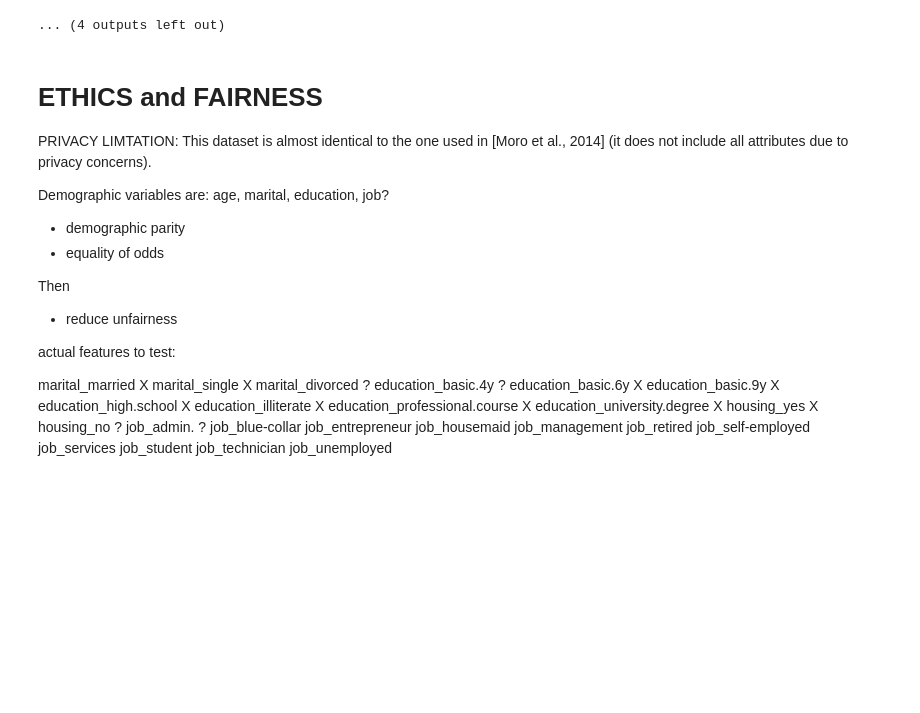
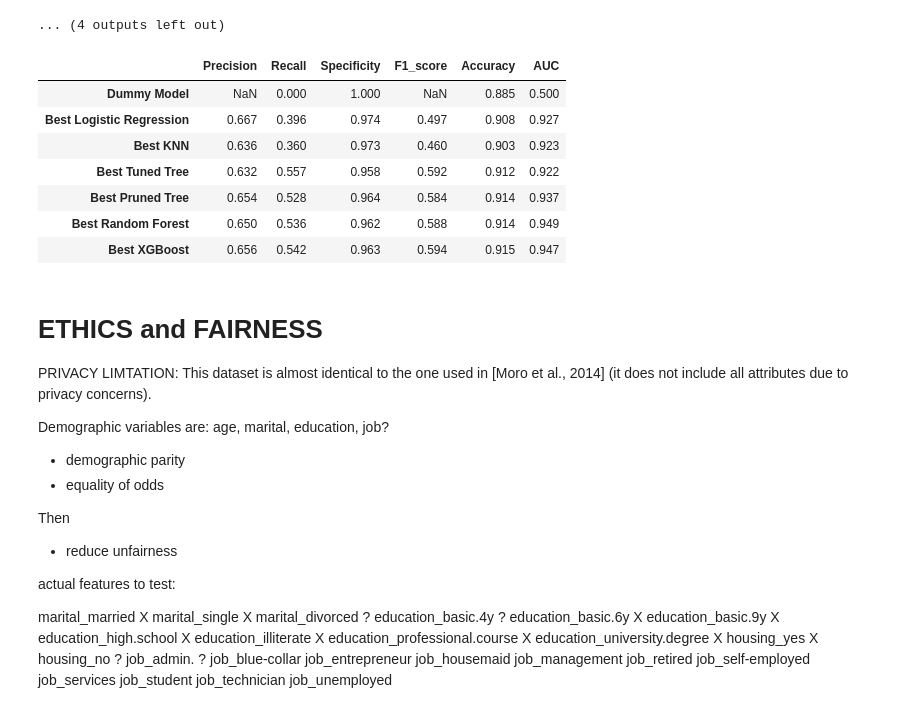
Before and after one commit to alibrizz/bdmn_exam_group3, a Jupyter notebook: Final Project_ MAIN.ipynb, the cells around one changed output. Drawn from its saved outputs; the diff is of its cells as text; code cells hidden in the pictures; blank space fills up the shorter version.

```diff
--- a/Final Project_ MAIN.ipynb
+++ b/Final Project_ MAIN.ipynb
@@ -1102,9 +1122,19 @@ for m in models[2:]:
+# %%
+# Empty results dataframe
+
+results = pd.DataFrame({
+    'Precision': [],
+    'Recall':[],
+    'Specificity':[],
+    'F1_score':[],
+    'Accuracy':[],
+    'AUC': []
+})
 # %% [markdown]
 <h3 style="color:green;">Dummy Classifier</h3>
 # %%
 dummy_clf = DummyClassifier(strategy="most_frequent")
 dummy_clf.fit(X_train_standardized, y_train)
-
 
 dummy_pred=dummy_clf.predict(X_test_standardized)
 cm_dummy = confusion_matrix(y_test, dummy_pred)
@@ -1133,6 +1163,10 @@ plt.ylabel('True Positive Rate')
 plt.title('Receiver Operating Characteristic (ROC) Curve')
 plt.legend(loc='lower right')
 plt.show()
+
+
+# Results for result dataframe
+results.loc[len(results)] = get_metrics(cm_dummy,roc_auc)
 # %% [output]
 [[6769    0]
  [ 878    0]]
@@ -1174,6 +1208,10 @@ for m in models[0:2]:
     y_prob = m.predict_proba(X_test_standardized)[:,1]
     fpr, tpr, thresholds = roc_curve(y_test, y_prob)
     roc_auc = auc(fpr, tpr)
+
+    # Results for result dataframe
+    results.loc[len(results)] = get_metrics(cm,roc_auc)
+
     plt.figure(figsize=(8, 6))
     plt.plot(fpr, tpr, color='darkorange', lw=2, label='ROC curve (AUC = %0.2f)' % roc_auc)
     plt.plot([0, 1], [0, 1], color='navy', lw=2, linestyle='--') # diagonal line
@@ -1239,6 +1277,10 @@ for m in models[2:]:
     y_prob = m.predict_proba(X_test)[:,1]
     fpr, tpr, thresholds = roc_curve(y_test, y_prob)
     roc_auc = auc(fpr, tpr)
+
+    # Results for result dataframe
+    results.loc[len(results)] = get_metrics(cm,roc_auc)
+
     plt.figure(figsize=(8, 6))
     plt.plot(fpr, tpr, color='darkorange', lw=2, label='ROC curve (AUC = %0.2f)' % roc_auc)
     plt.plot([0, 1], [0, 1], color='navy', lw=2, linestyle='--') # diagonal line
@@ -1291,6 +1333,22 @@ RandomForestClassifier(max_depth=50, max_features=26, min_samples_leaf=10,
 weighted avg       0.91      0.91      0.91      7647
 [figure]
 ... (4 outputs left out)
+# %%
+# Finally visualizing the results table, addign the row indexes with the name of the model
+
+results.index = ['Dummy Model', 'Best Logistic Regression', 'Best KNN', 'Best Tuned Tree', 'Best Pruned Tree',
+               'Best Random Forest', 'Best XGBoost']
+results = results.round(3)
+results
+# %% [output]
+|  | Precision | Recall | Specificity | F1_score | Accuracy | AUC |
+| Dummy Model | NaN | 0.000 | 1.000 | NaN | 0.885 | 0.500 |
+| Best Logistic Regression | 0.667 | 0.396 | 0.974 | 0.497 | 0.908 | 0.927 |
+| Best KNN | 0.636 | 0.360 | 0.973 | 0.460 | 0.903 | 0.923 |
+| Best Tuned Tree | 0.632 | 0.557 | 0.958 | 0.592 | 0.912 | 0.922 |
+| Best Pruned Tree | 0.654 | 0.528 | 0.964 | 0.584 | 0.914 | 0.937 |
+| Best Random Forest | 0.650 | 0.536 | 0.962 | 0.588 | 0.914 | 0.949 |
+| Best XGBoost | 0.656 | 0.542 | 0.963 | 0.594 | 0.915 | 0.947 |
 # %% [markdown]
 <h1>ETHICS and FAIRNESS</h1>
 
```
Also changed, not shown: parts of 11 cells of this notebook.
